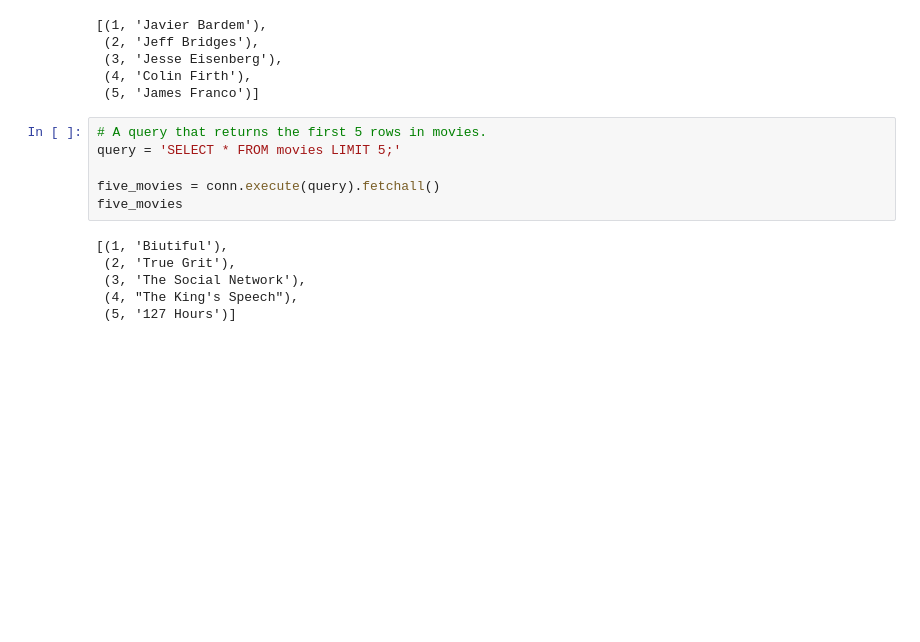
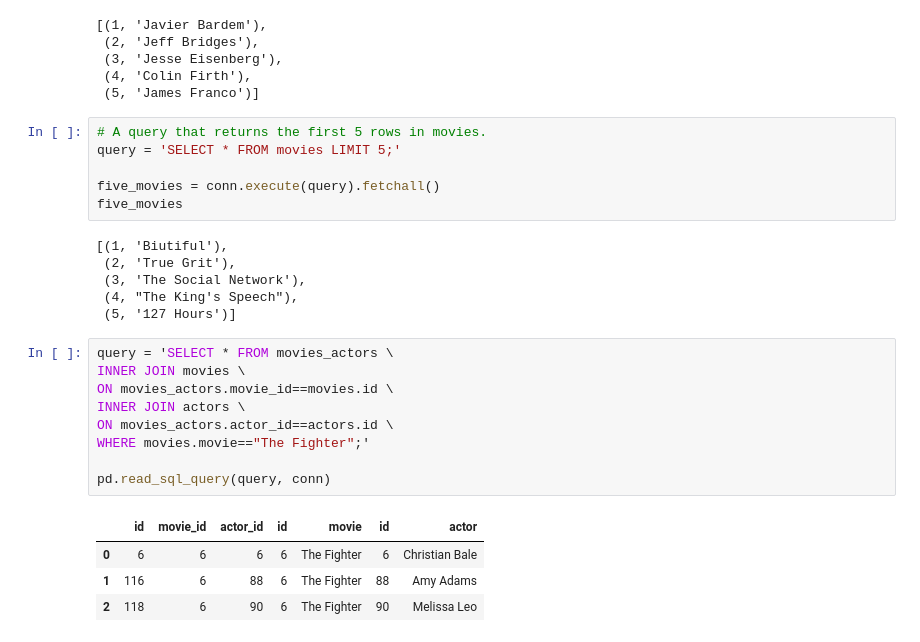
Before and after one commit to Morrowind1983/Dataquest-study-notes, a Jupyter notebook: 04 Working with Data Sources/03 SQL and Databases Intermediate/Database Normalization and Relations.ipynb, the cells around one changed output. Saved outputs shown, nothing was run; the diff lists cells and outputs as text; blank space fills up the shorter version.

```diff
--- a/04 Working with Data Sources/03 SQL and Databases Intermediate/Database Normalization and Relations.ipynb
+++ b/04 Working with Data Sources/03 SQL and Databases Intermediate/Database Normalization and Relations.ipynb
@@ -259,3 +259,17 @@ five_movies
  (3, 'The Social Network'),
  (4, "The King's Speech"),
  (5, '127 Hours')]
+# %%
+query = 'SELECT * FROM movies_actors \
+INNER JOIN movies \
+ON movies_actors.movie_id==movies.id \
+INNER JOIN actors \
+ON movies_actors.actor_id==actors.id \
+WHERE movies.movie=="The Fighter";'
+
+pd.read_sql_query(query, conn)
+# %% [output]
+|  | id | movie_id | actor_id | id | movie | id | actor |
+| 0 | 6 | 6 | 6 | 6 | The Fighter | 6 | Christian Bale |
+| 1 | 116 | 6 | 88 | 6 | The Fighter | 88 | Amy Adams |
+| 2 | 118 | 6 | 90 | 6 | The Fighter | 90 | Melissa Leo |
```
Also changed, not shown: parts of 2 cells of this notebook.
